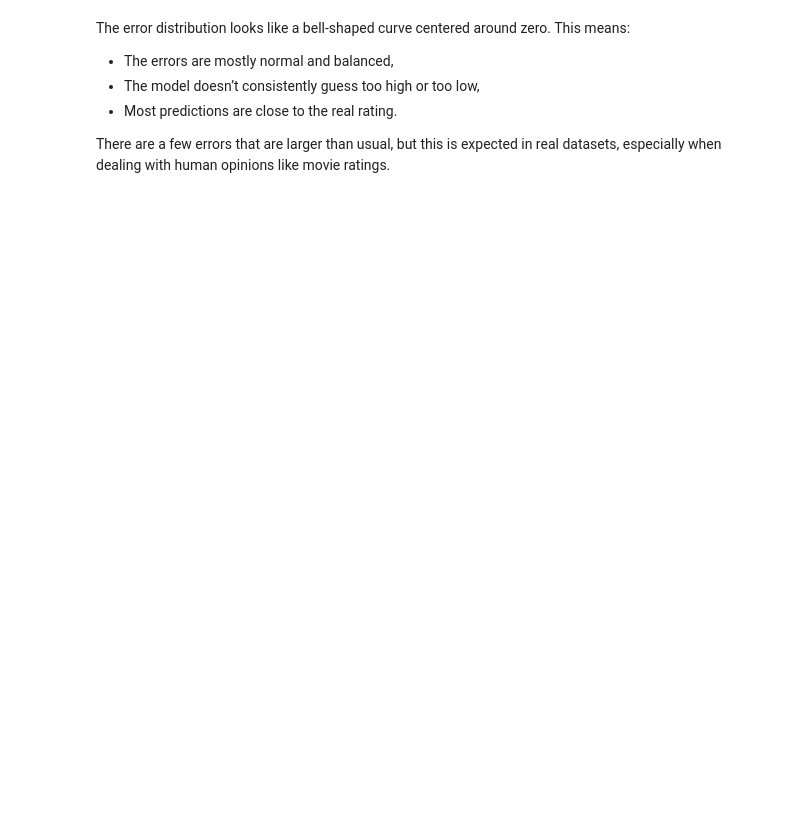
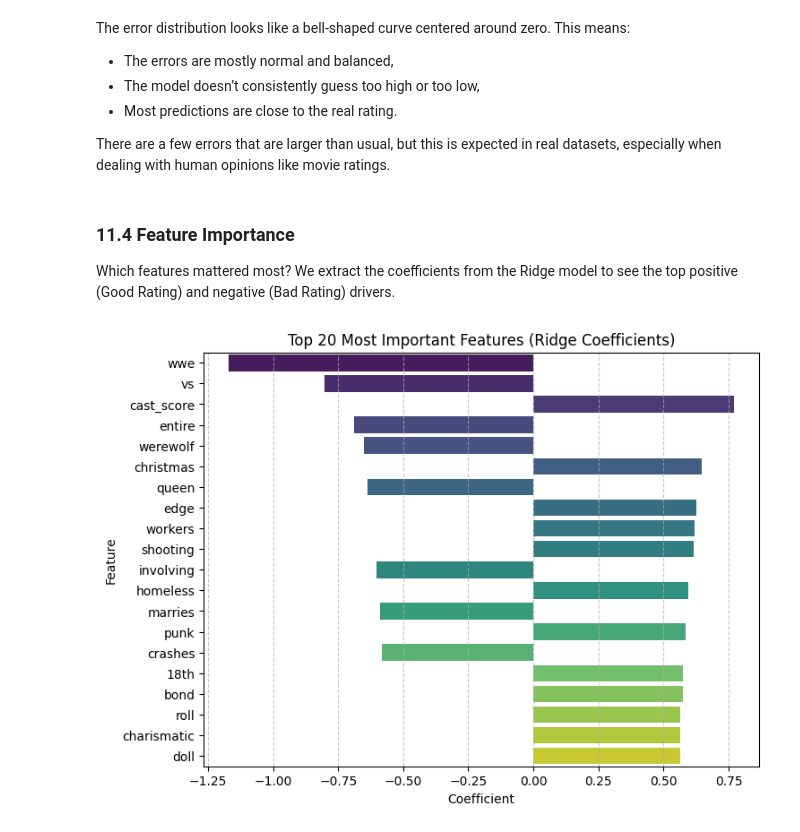
Before and after one commit to Berilay6/Movie_IMDb_Prediction, a Jupyter notebook: ridge_regression.ipynb, the cells around one changed output. Drawn from its saved outputs; the diff is of its cells as text; code cells hidden in the pictures; blank space fills up the shorter version.

Commit message:
Feaure importance added

```diff
--- a/ridge_regression.ipynb
+++ b/ridge_regression.ipynb
@@ -494,3 +497,33 @@ The error distribution looks like a bell-shaped curve centered around zero. This
 * Most predictions are close to the real rating.
 
 There are a few errors that are larger than usual, but this is expected in real datasets, especially when dealing with human opinions like movie ratings.
+# %% [markdown]
+### 11.4 Feature Importance
+
+Which features mattered most? We extract the coefficients from the Ridge model to see the top positive (Good Rating) and negative (Bad Rating) drivers.
+# %%
+# 1. Fit the pipeline one last time on the whole training set to access coefficients
+pipeline.fit(X_train, y_train)
+
+# 2. Extract feature names and coefficients
+# Numerical columns
+num_features = num_cols
+# Text features (from TF-IDF)
+text_features = pipeline.named_steps['preprocessor'].named_transformers_['text'].get_feature_names_out()
+
+all_features = np.r_[num_features, text_features]
+all_coefs = pipeline.named_steps['ridge'].coef_
+
+# 3. Create a DataFrame for plotting
+coef_df = pd.DataFrame({'Feature': all_features, 'Coefficient': all_coefs})
+coef_df['Abs_Coef'] = coef_df['Coefficient'].abs()
+top_features = coef_df.sort_values(by='Abs_Coef', ascending=False).head(20)
+
+# 4. Plot
+plt.figure(figsize=(8, 6))
+sns.barplot(data=top_features, y='Feature', x='Coefficient', palette='viridis')
+plt.title("Top 20 Most Important Features (Ridge Coefficients)")
+plt.grid(axis='x', linestyle='--', alpha=0.7)
+plt.show()
+# %% [output]
+[figure, added]
```
Also changed, not shown: parts of 9 cells of this notebook.
